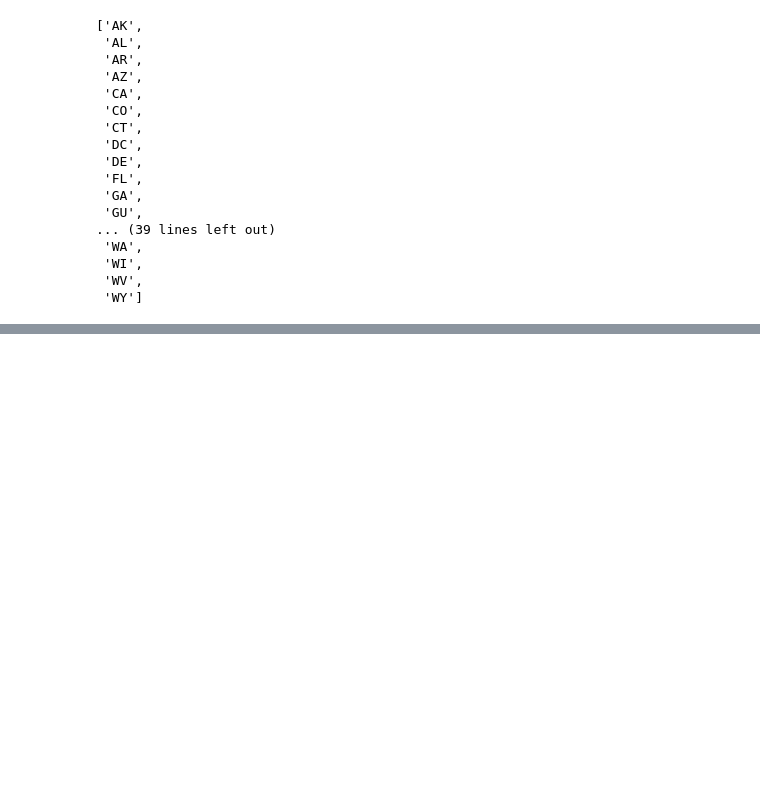
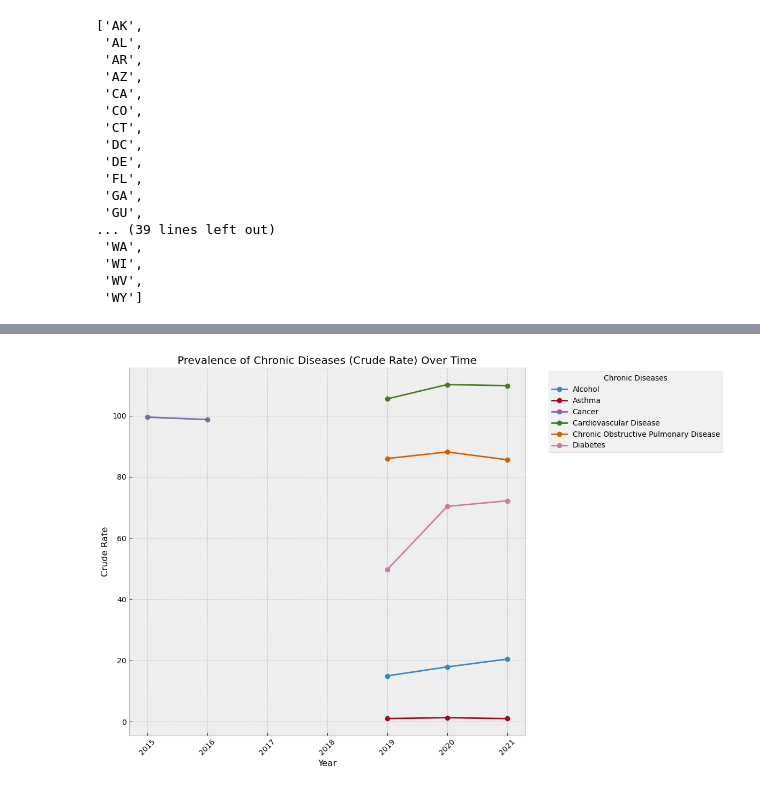
Before and after one commit to ajones1010/Project-1-, a Jupyter notebook: project_1/project_1.ipynb, the cells around one changed output, grey strips where cells are left out. Drawn from its saved outputs; the diff is of its cells as text; code cells hidden in the pictures; blank space fills up the shorter version.

Commit message:
Loading data filterd by data value type

```diff
--- a/project_1/project_1.ipynb
+++ b/project_1/project_1.ipynb
@@ -279,0 +302,5 @@ years_sorted
+# %%
+# Dropping empty columns
+us_chronic_df = us_chronic_df.drop(columns=['LocationID','TopicID', 'QuestionID',
+       'DataValueTypeID', 'StratificationCategoryID1', 'StratificationID1'], axis=1)
+us_chronic_df.head()
@@ -279,0 +328,4 @@ years_sorted
+# %%
+#selecting the columns we want to work with
+chronic_per_year =us_chronic_df[["YearStart","LocationDesc","Topic","DataValueType","DataValue"]]
+chronic_per_year
@@ -279,0 +346,4 @@ years_sorted
+# %%
+#transforming our dataframe with Topic and DataValueType as index and transposing the years into columns
+chronic_pivot_df = chronic_per_year.pivot_table(index=['Topic', 'DataValueType'], columns='YearStart', values='DataValue')
+chronic_pivot_df.head(20)
@@ -279,0 +369,4 @@ years_sorted
+# %%
+# Adding 0 to the Nan Values in the years columns
+chronic_pivot_df.fillna(0, inplace=True)
+chronic_pivot_df.head(15)
@@ -279,0 +391,19 @@ years_sorted
+# %%
+
+# Filter the DataFrame for 'Crude Rate' data value type
+crude_rate_df = chronic_pivot_df.xs('Crude Rate', level='DataValueType')
+
+# Plotting
+# Plotting
+crude_rate_df.T.plot(figsize=(12, 8), marker='o', linewidth=2)  # Plotting transposed DataFrame with marker style 'o' and linewidth 2
+
+plt.title('Prevalence of Chronic Diseases (Crude Rate) Over Time')  # Setting title of the plot
+plt.xlabel('Year')  # Setting label for x-axis
+plt.ylabel('Crude Rate')  # Setting label for y-axis
+plt.xticks(rotation=45)  # Rotating x-axis labels by 45 degrees
+plt.legend(title='Chronic Diseases', bbox_to_anchor=(1.05, 1), loc='upper left')  # Adding legend with title and adjusting position
+plt.grid(True)  # Adding gridlines to the plot
+plt.tight_layout()  # Adjusting layout to prevent overlapping elements
+plt.show()  # Displaying the plot
+# %% [output]
+[figure, added]
```
Also changed, not shown: parts of 17 cells of this notebook.
